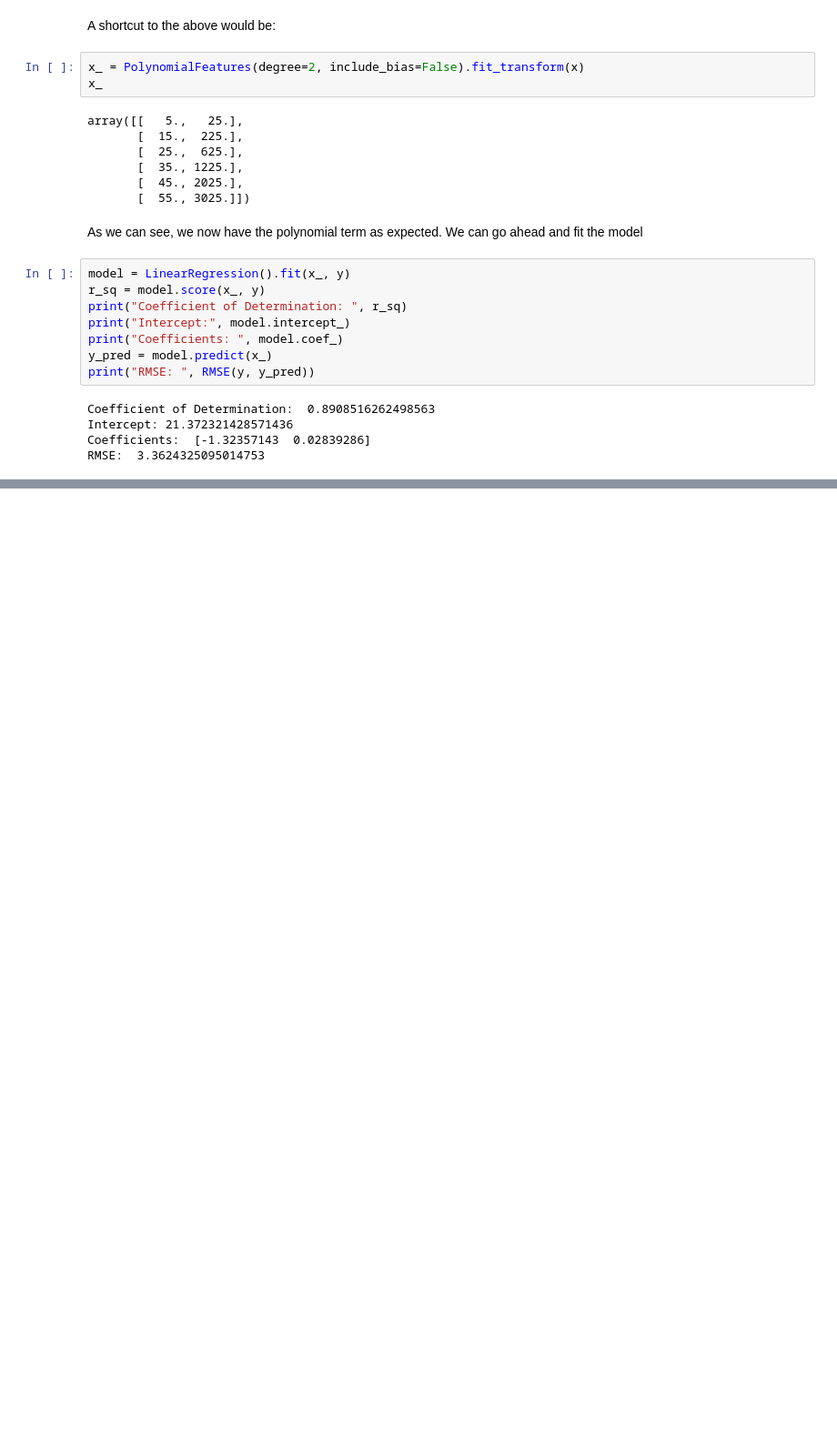
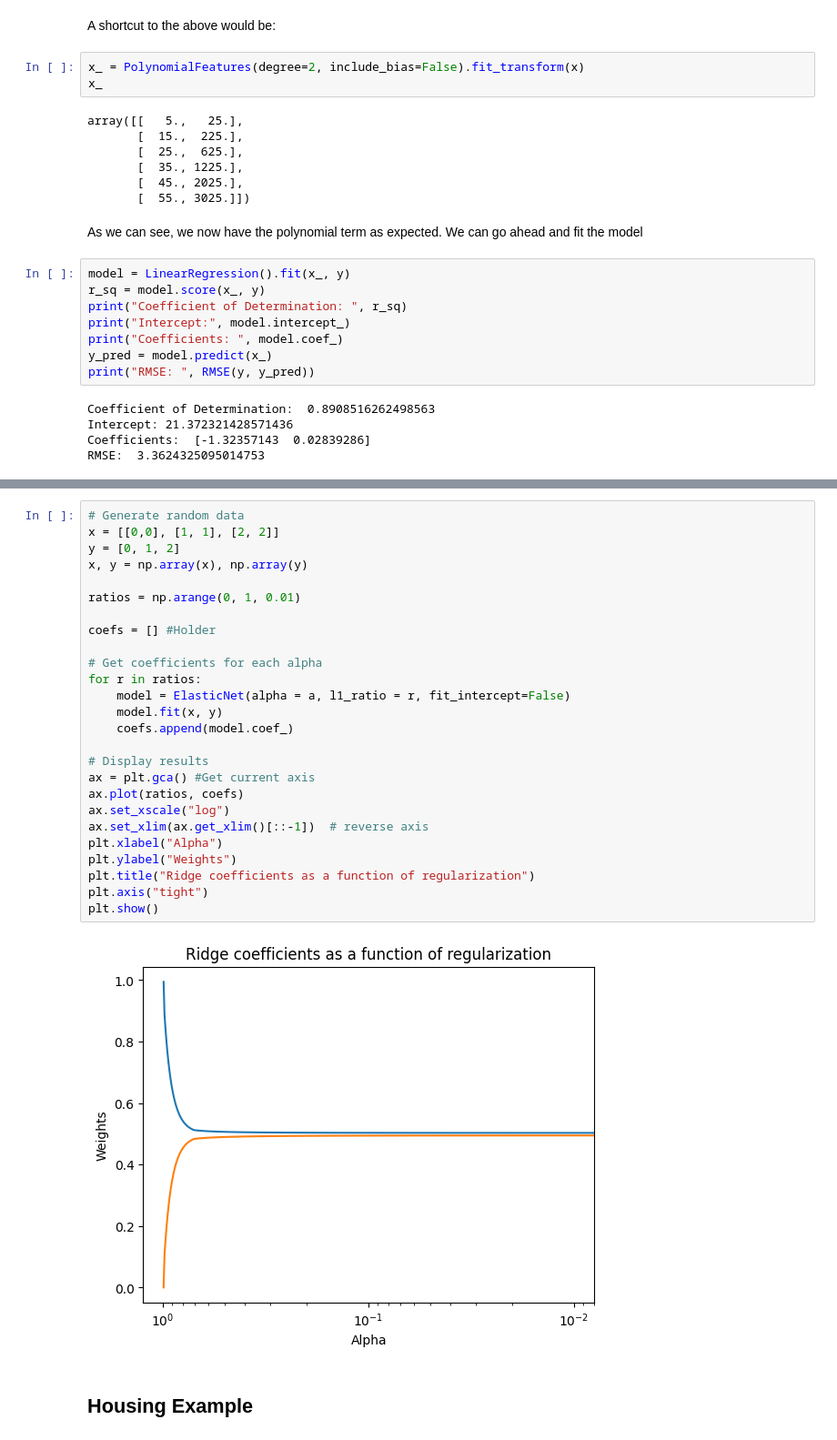
Before and after one commit to Shaylin-UCT/ML_Journey, a Jupyter notebook: RegressionLibraries.ipynb, the cells around one changed output, grey strips where cells are left out. Shown at 91% size. Drawn from its saved outputs; the diff is of its cells as text; blank space fills up the shorter version.

```diff
--- a/RegressionLibraries.ipynb
+++ b/RegressionLibraries.ipynb
@@ -179,0 +285,30 @@ RMSE:  3.3624325095014753
+# %%
+# Generate random data
+x = [[0,0], [1, 1], [2, 2]]
+y = [0, 1, 2]
+x, y = np.array(x), np.array(y)
+
+ratios = np.arange(0, 1, 0.01)
+
+coefs = [] #Holder
+
+# Get coefficients for each alpha
+for r in ratios:
+    model = ElasticNet(alpha = a, l1_ratio = r, fit_intercept=False)
+    model.fit(x, y)
+    coefs.append(model.coef_)
+
+# Display results
+ax = plt.gca() #Get current axis
+ax.plot(ratios, coefs)
+ax.set_xscale("log")
+ax.set_xlim(ax.get_xlim()[::-1])  # reverse axis
+plt.xlabel("Alpha")
+plt.ylabel("Weights")
+plt.title("Ridge coefficients as a function of regularization")
+plt.axis("tight")
+plt.show()
+# %% [output]
+[figure, added]
+# %% [markdown]
+## Housing Example
```
Also changed, not shown: parts of 20 cells of this notebook, 1 other file.
